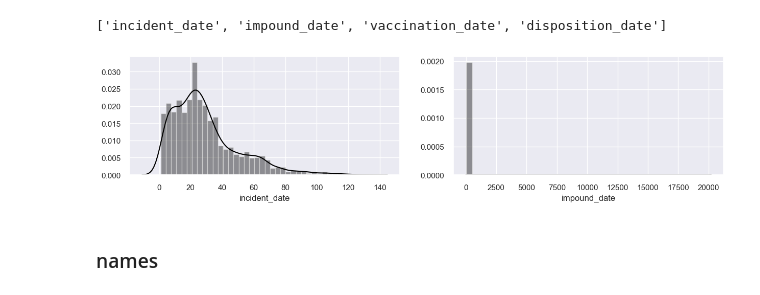
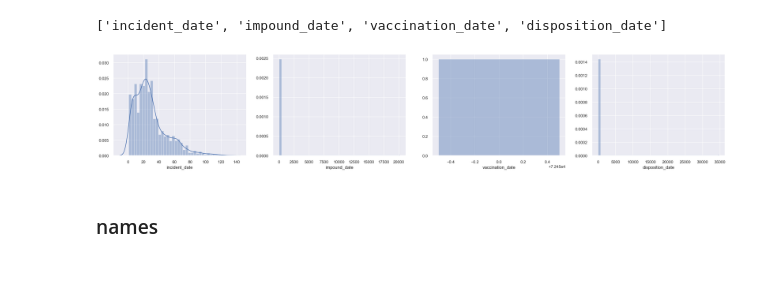
Before and after one commit to janellejolliff/ACRC-Classification, a Jupyter notebook: capstone.ipynb, the cells around one changed output. Saved outputs shown, nothing was run; the diff lists cells and outputs as text; code cells hidden in the pictures.

```diff
--- a/capstone.ipynb
+++ b/capstone.ipynb
@@ -310,18 +375,22 @@ date_cols= [col for col in df.columns if 'date' in col]
 date_cols
 # %% [output]
 ['incident_date', 'impound_date', 'vaccination_date', 'disposition_date']
+# %%
+f, axes = plt.subplots(1, 4,figsize=(30,5))
+for col, ax in zip(date_cols,(range(0,4))):
+    sns.distplot((df[col].dropna()).value_counts(), ax=axes[ax])
+# %% [output]
+[figure, added]
 # %%
-#comparing distribution of date features
-#comp_counts(date_cols, date_cols)
+# #comparing distribution of date features
+# #comp_counts(date_cols, date_cols)
 
-sns.set(font_scale=1)
+# sns.set(font_scale=1)
 
-f, axes = plt.subplots(1, 2,figsize=(15,3))
-sns.distplot(df['incident_date'].value_counts(), ax=axes[0], color='black', bins=40)
-sns.distplot(df['impound_date'].value_counts(), ax=axes[1], color='black', bins=40);
-#sns.distplot(df['disposition_date'].value_counts(), ax=axes[2], color='black', bins=40);
+# f, axes = plt.subplots(1, 2,figsize=(15,3))
+# sns.distplot(df['incident_date'].value_counts(), ax=axes[0], color='black', bins=40)
+# sns.distplot(df['impound_date'].value_counts(), ax=axes[1], color='black', bins=40);
+# #sns.distplot(df['disposition_date'].value_counts(), ax=axes[2], color='black', bins=40);
-# %% [output]
-[figure, removed]
 # %% [markdown]
 ### names
 # %%
```
Also changed, not shown: parts of 64 cells of this notebook.
